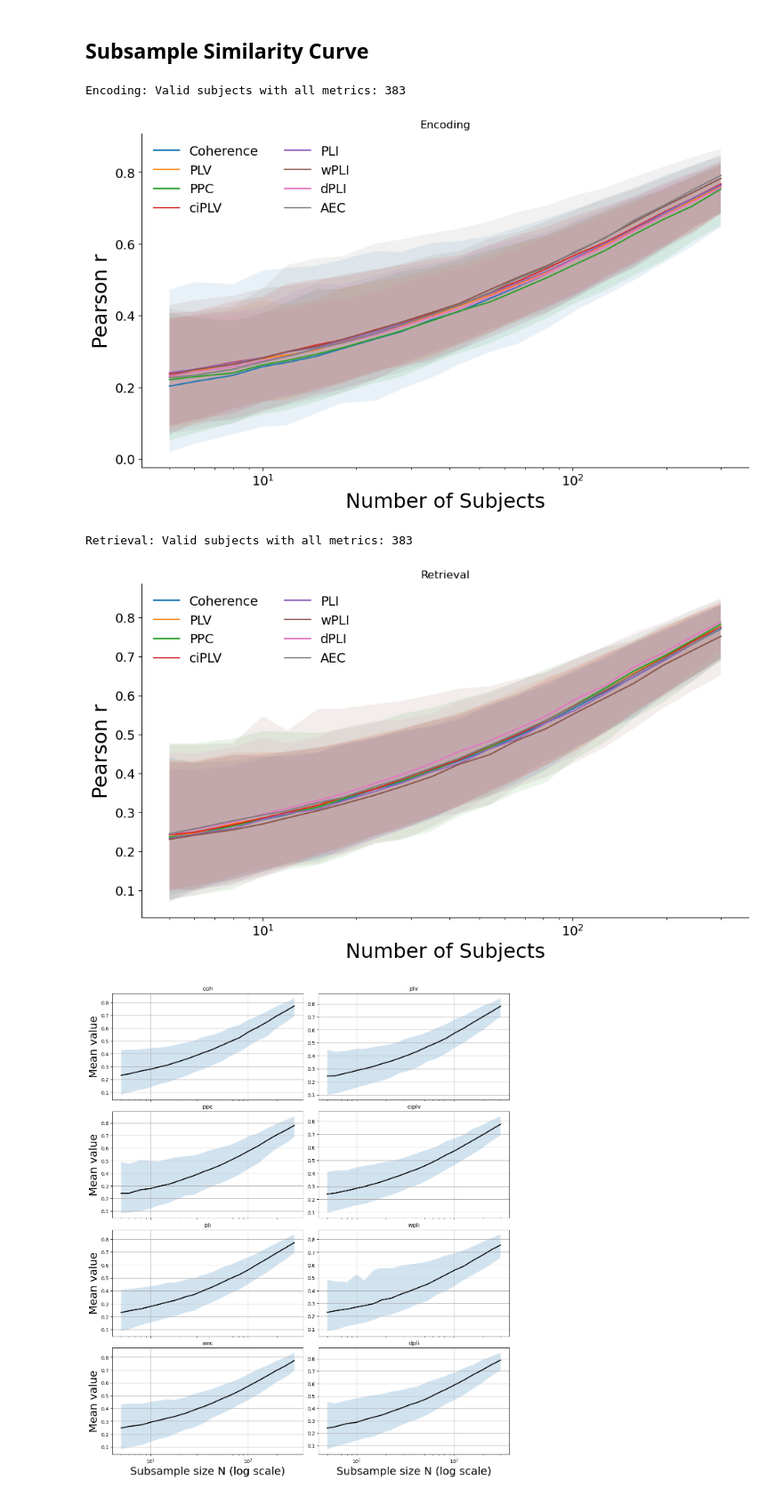
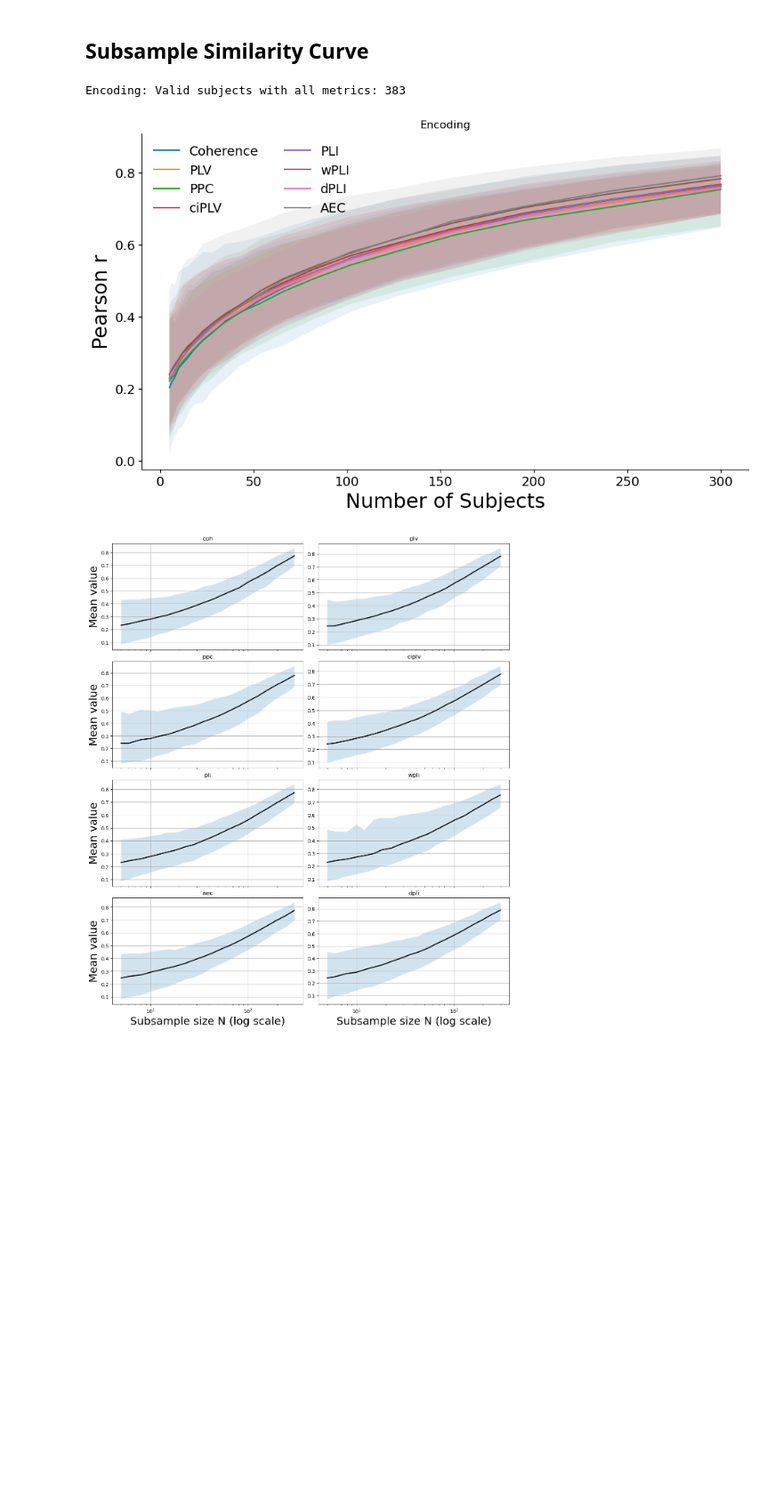
Before and after one commit to jueekn/fc_methods_comparison_cml, a Jupyter notebook: fc_comparison.ipynb, the cells around one changed output. Shown at 89% size. Drawn from its saved outputs; the diff is of its cells as text; code cells hidden in the pictures; blank space fills up the shorter version.

```diff
--- a/fc_comparison.ipynb
+++ b/fc_comparison.ipynb
@@ -215,9 +178,0 @@ def run_sess_fc(dfrow, beh="rm", band="theta"):
-# %%
-sess_list_df = pd.read_json(join(root_dir, "sess_list_df.json")).query("include == True")
-sess_list = [row for _, row in sess_list_df.iterrows()]
-#sess_list = sess_list[:50]
-
-client = cl("run_sess_fc", "10G", int(1000/10), walltime=100000)
-futures = client.map(run_sess_fc, sess_list, beh="rm", band="theta")
-wait(futures, client, check_delay=60)
-results = client.gather(futures, errors="skip")
@@ -422,0 +179,3 @@ plt.show()
+# %%
+regionlabels = sorted(region_translator["reg_full_label"].dropna().unique().tolist())
+reg2i = {r: i for i, r in enumerate(regionlabels)}
@@ -511,27 +308,4 @@ results_en = load_results(root_dir, "en", band="theta")
 results_rm = load_results(root_dir, "rm", band="theta")
 # %% [markdown]
 ## Region x Region Matrices
-# %%
-def compute_avg_region(results):
-    sess_region_mats = {m: [] for m in metrics}
-    for r in results:
-        if r is None:
-            continue
-        reg_full = r["reg_full"]
-        for m in metrics:
-            el = np.asarray(r[m])
-            if m in asymm:
-                el = el.copy()
-                np.fill_diagonal(el, np.nan)
-            else:
-                el = symmetrize_dense(el, diag_value=np.nan)
-            sess_region_mats[m].append(electrode_to_region_mean(el, reg_full))
-
-    avg_region = {}
-    for m in metrics:
-        avg_region[m] = None if len(sess_region_mats[m]) == 0 else np.nanmean(np.stack(sess_region_mats[m], axis=0), axis=0)
-    return avg_region
-
-avg_region_en = compute_avg_region(results_en)
-avg_region_rm = compute_avg_region(results_rm)
 # %%
@@ -809,8 +664,7 @@ def run_similarity_curve(subj_mat, beh, title, seed=0, n_resamples=1000, confide
             })
 
     df_plot = pd.DataFrame(rows)
-    df_plot.to_pickle(f"{beh}_similarity_curve_df.pkl")
-
+    df_plot.to_pickle(f"{beh}_similarity_curve_df.pkl")  xs
     fig, ax = plt.subplots(figsize=(10, 6), layout="constrained")
 
     for m in metrics:
@@ -818,7 +672,7 @@ def run_similarity_curve(subj_mat, beh, title, seed=0, n_resamples=1000, confide
         ax.plot(d["N"], d["mean"], label=correct_labels.get(m, m))
         ax.fill_between(d["N"], d["ci_low"], d["ci_high"], alpha=0.1)
 
-    ax.set_xscale("log")
+    #ax.set_xscale("log")
     ax.set_xlabel("Number of Subjects")
     ax.set_ylabel("Pearson r")
     ax.tick_params(axis="both", which="major", labelsize=14)
@@ -830,14 +684,12 @@ def run_similarity_curve(subj_mat, beh, title, seed=0, n_resamples=1000, confide
 
     return df_plot
 # %%
-for beh, title, seed in [("en", "Encoding", 0), ("rm", "Retrieval", 1)]:
+for beh, title, seed in [("en", "Encoding", 0)]:
     subj_mat = pd.read_pickle(f"subj_mat_{beh}.pkl")
     run_similarity_curve(subj_mat, beh=beh, title=title, seed=seed)
 # %% [output]
 Encoding: Valid subjects with all metrics: 383
-[figure, old version]
+[figure, new version]
-Retrieval: Valid subjects with all metrics: 383
-[figure, removed]
 # %%
 #nrows, ncols = 4, 2
 
```
Also changed, not shown: parts of 18 cells of this notebook.
